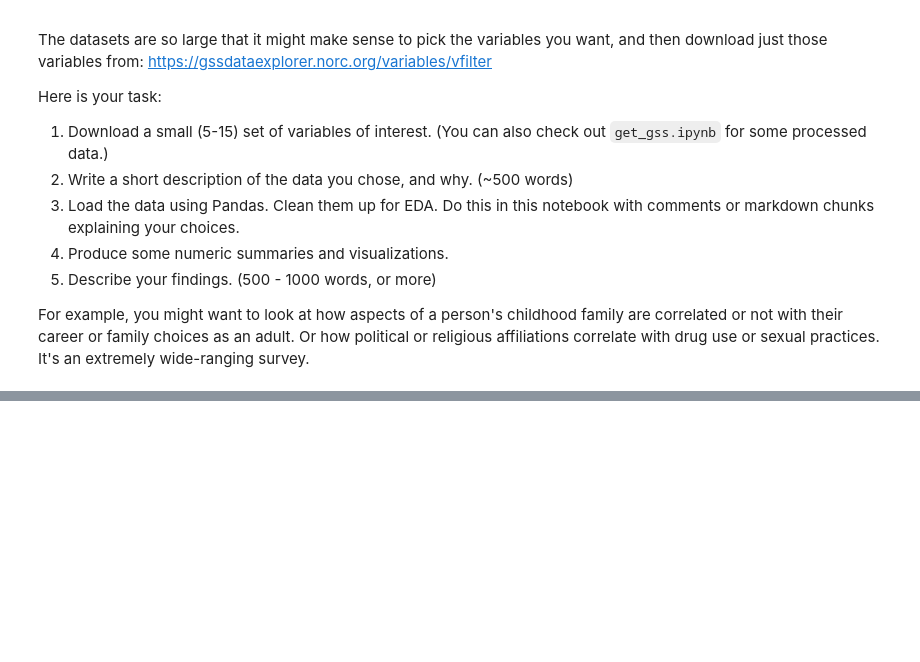
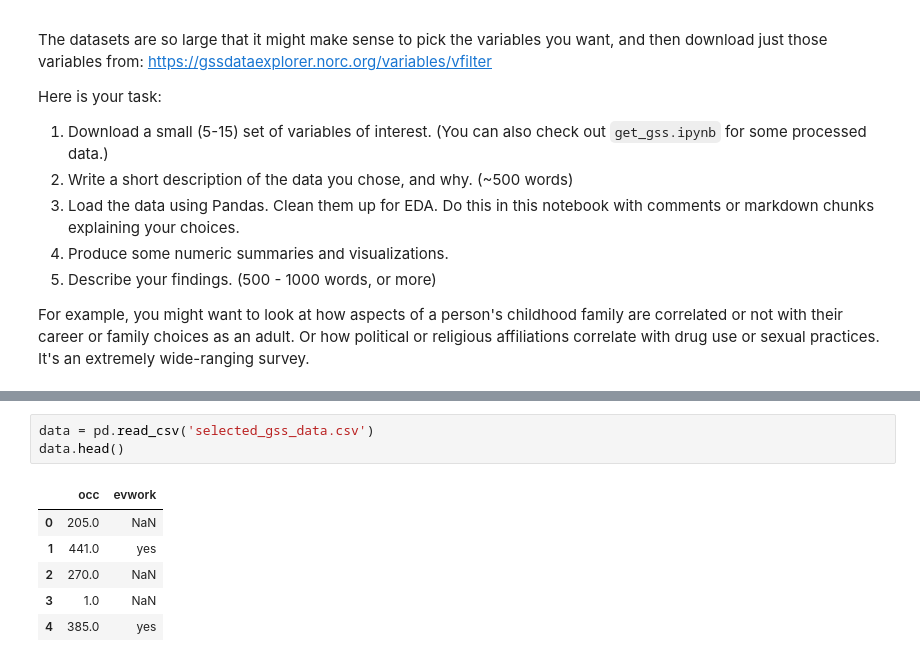
Before and after one commit to qjy9ey/lab_eda, a Jupyter notebook: lab_notebook.ipynb, the cells around one changed output, grey strips where cells are left out. Saved outputs shown, nothing was run; the diff lists cells and outputs as text; blank space fills up the shorter version.

```diff
--- a/lab_notebook.ipynb
+++ b/lab_notebook.ipynb
@@ -19,0 +56,10 @@ For example, you might want to look at how aspects of a person's childhood famil
+# %%
+data = pd.read_csv('selected_gss_data.csv')
+data.head()
+# %% [output]
+|  | occ | evwork |
+| 0 | 205.0 | NaN |
+| 1 | 441.0 | yes |
+| 2 | 270.0 | NaN |
+| 3 | 1.0 | NaN |
+| 4 | 385.0 | yes |
```
Also changed, not shown: parts of 8 cells of this notebook.
